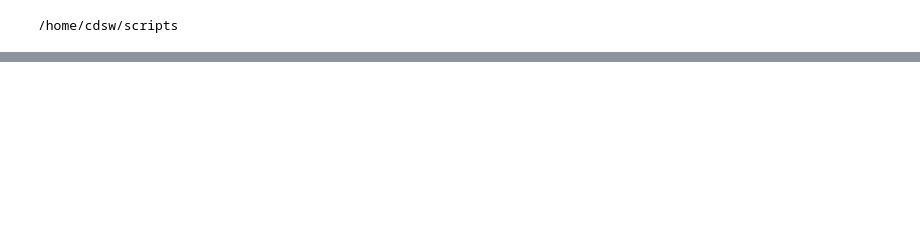
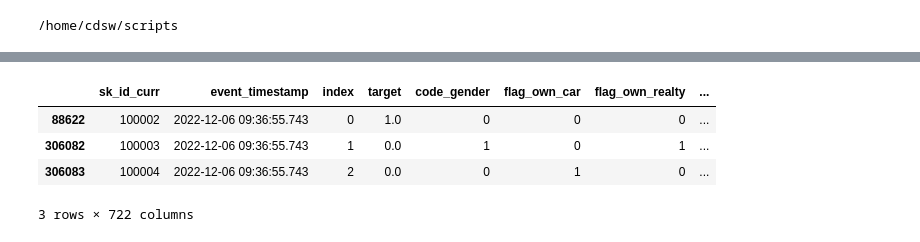
Before and after one commit to SuperEllipse/homecredit, a Jupyter notebook: scripts/homecredit-feature-store.ipynb, the cells around one changed output, grey strips where cells are left out. Drawn from its saved outputs; the diff is of its cells as text; code cells hidden in the pictures; blank space fills up the shorter version.

```diff
--- a/scripts/homecredit-feature-store.ipynb
+++ b/scripts/homecredit-feature-store.ipynb
@@ -80,0 +124,8 @@ memory usage: 1.9 GB
+# %%
+training_df.loc[training_df['sk_id_curr'].isin([100002, 100003, 100004])] # life is good :)
+# %% [output]
+|  | sk_id_curr | event_timestamp | index | target | code_gender | flag_own_car | flag_own_realty | ... |
+| 88622 | 100002 | 2022-12-06 09:36:55.743 | 0 | 1.0 | 0 | 0 | 0 | ... |
+| 306082 | 100003 | 2022-12-06 09:36:55.743 | 1 | 0.0 | 1 | 0 | 1 | ... |
+| 306083 | 100004 | 2022-12-06 09:36:55.743 | 2 | 0.0 | 0 | 1 | 0 | ... |
+3 rows × 722 columns
```
Also changed, not shown: parts of 9 cells of this notebook, 16 other files.
